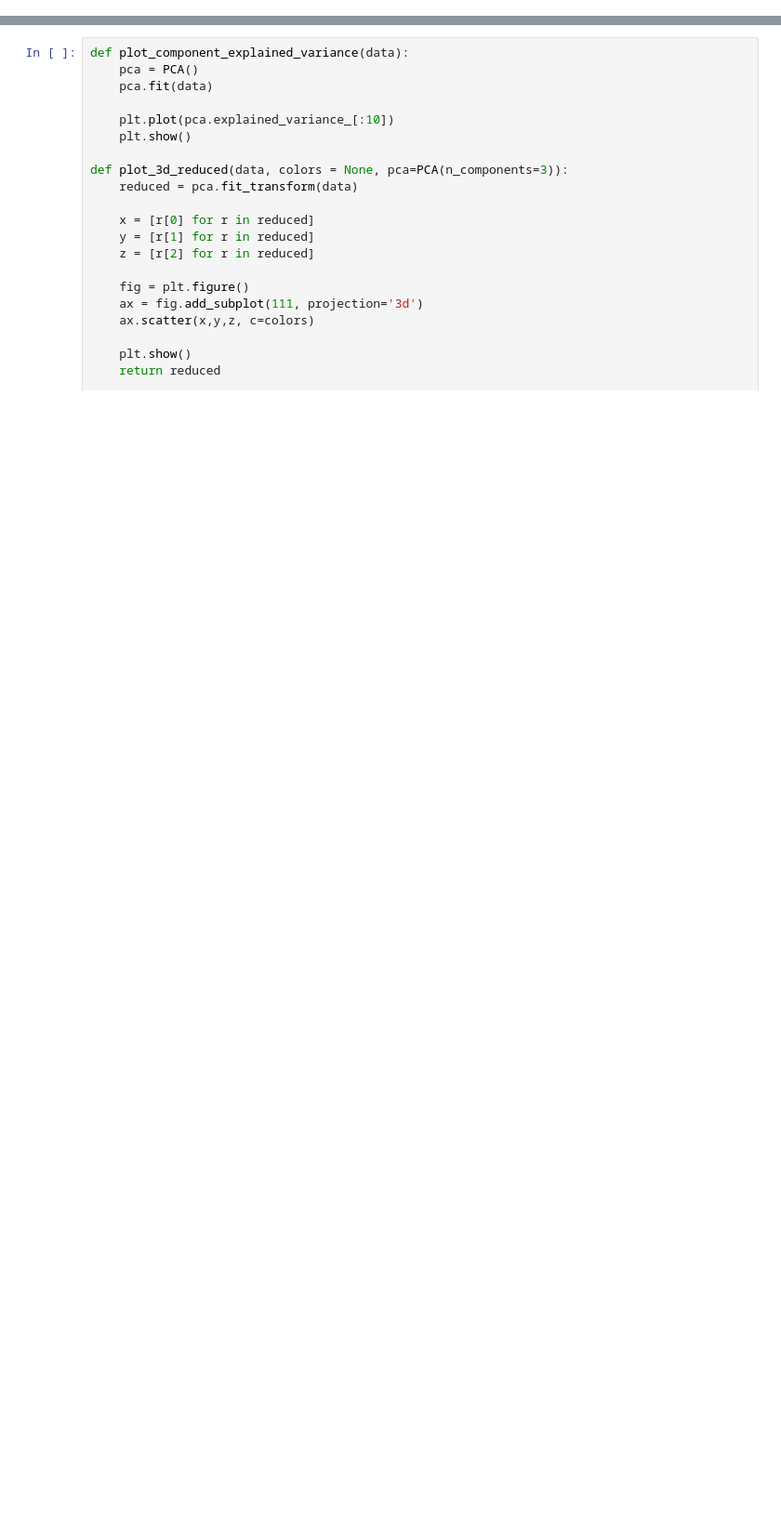
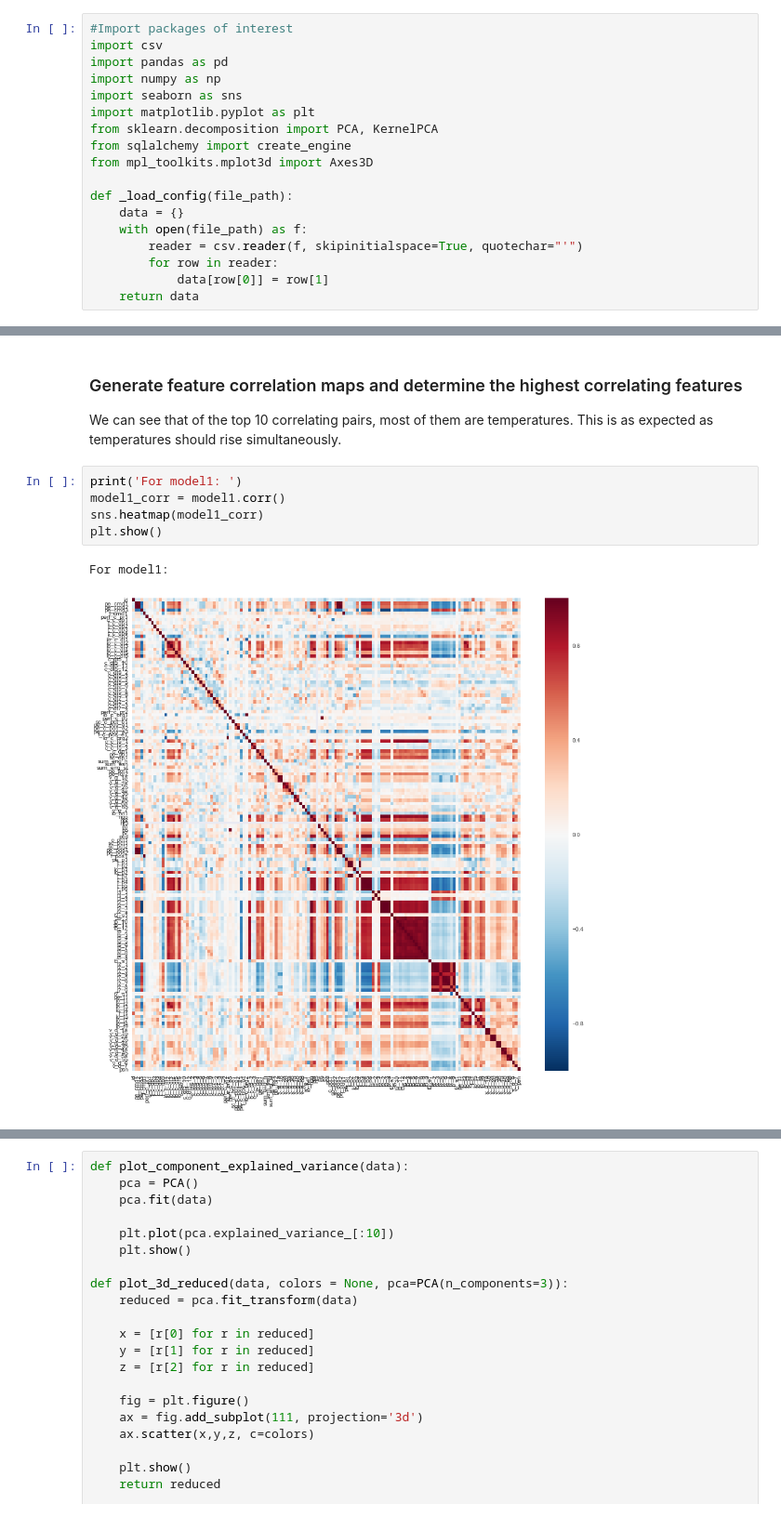
Before and after one commit to j-goldsmith/TurbineTimeSeries.EDA, a Jupyter notebook: src/analysis/Sensor Readings Hourly Data Overview.ipynb, the cells around one changed output, grey strips where cells are left out. Shown at 93% size. Drawn from its saved outputs; the diff is of its cells as text; blank space fills up the shorter version.

```diff
--- a/src/analysis/Sensor Readings Hourly Data Overview.ipynb
+++ b/src/analysis/Sensor Readings Hourly Data Overview.ipynb
@@ -165,0 +16,18 @@ Clean Records: 304500
+# %%
+#Import packages of interest
+import csv
+import pandas as pd
+import numpy as np
+import seaborn as sns
+import matplotlib.pyplot as plt
+from sklearn.decomposition import PCA, KernelPCA
+from sqlalchemy import create_engine
+from mpl_toolkits.mplot3d import Axes3D
+
+def _load_config(file_path):
+    data = {}
+    with open(file_path) as f:
+        reader = csv.reader(f, skipinitialspace=True, quotechar="'")
+        for row in reader:
+            data[row[0]] = row[1]
+    return data
@@ -165,0 +171,11 @@ Clean Records: 304500
+# %% [markdown]
+### Generate feature correlation maps and determine the highest correlating features
+We can see that of the top 10 correlating pairs, most of them are temperatures. This is as expected as temperatures should rise simultaneously.
+# %%
+print('For model1: ')
+model1_corr = model1.corr()
+sns.heatmap(model1_corr)
+plt.show()
+# %% [output]
+For model1:
+[figure, added]
```
Also changed, not shown: parts of 63 cells of this notebook, 2 other files.
